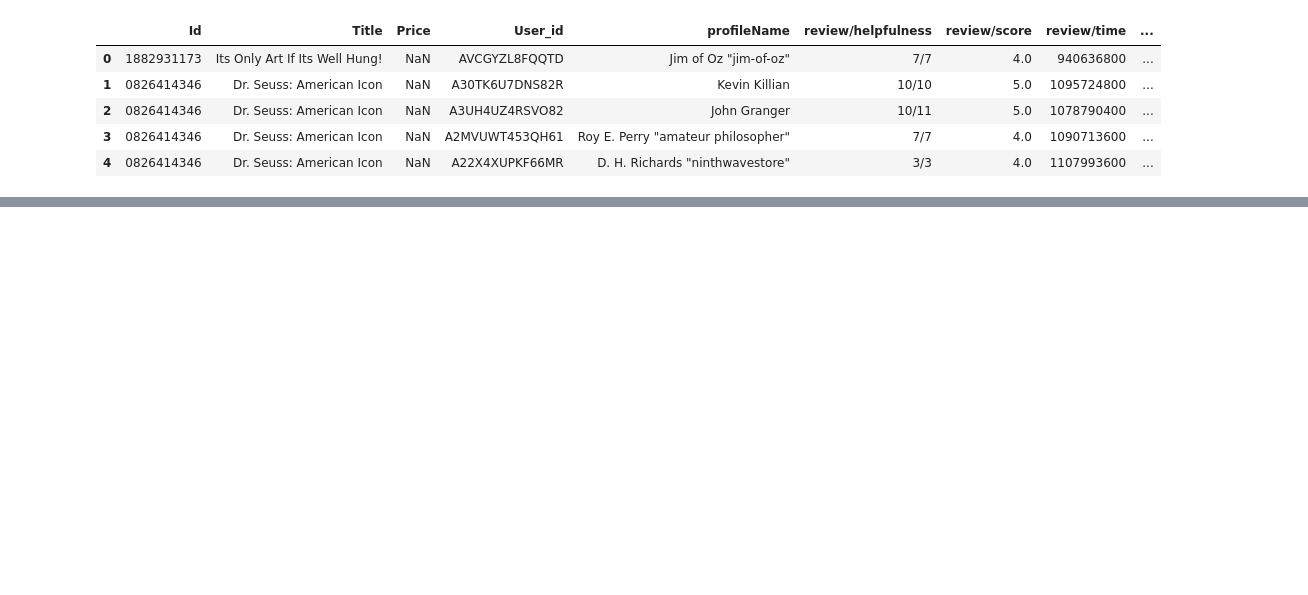
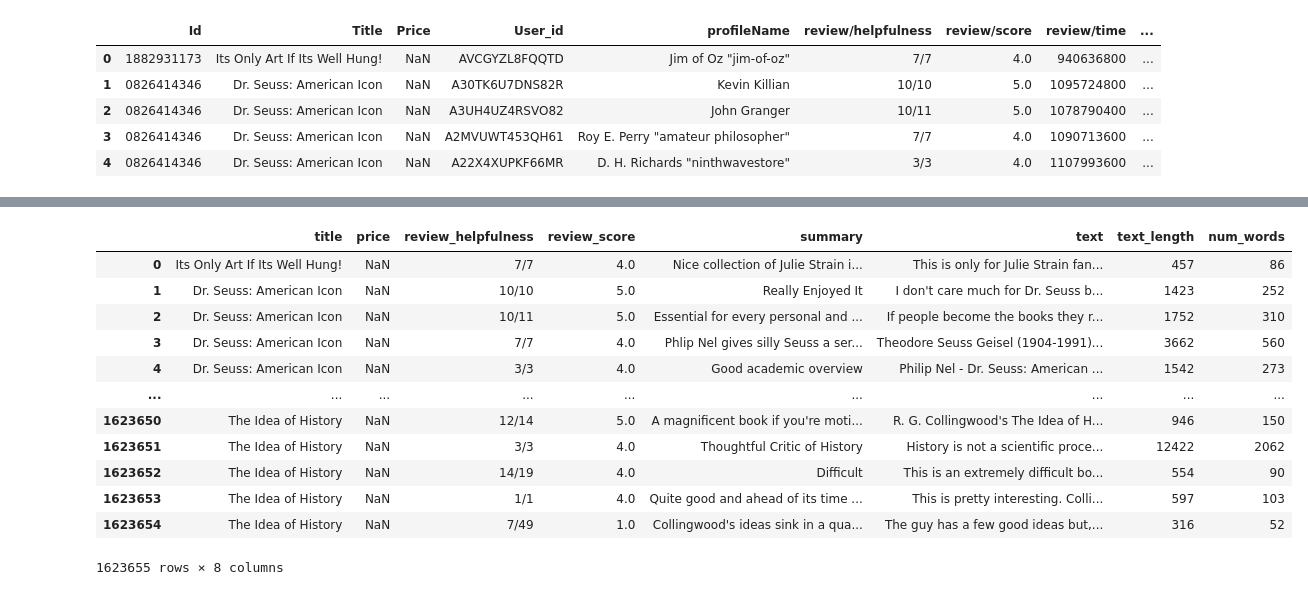
Before and after one commit to aarnol/CS396-Final-Project, a Jupyter notebook: data_cleaning.ipynb, the cells around one changed output, grey strips where cells are left out. Saved outputs shown, nothing was run; the diff lists cells and outputs as text; code cells hidden in the pictures; blank space fills up the shorter version.

```diff
--- a/data_cleaning.ipynb
+++ b/data_cleaning.ipynb
@@ -170,0 +207,6 @@ cleaned_ratings
+# %%
+# Drop the rows where text is nan or empty
+cleaned_ratings = cleaned_ratings.dropna(subset=['text'])
+cleaned_ratings = cleaned_ratings[cleaned_ratings['text'] != '']
+cleaned_ratings.reset_index(inplace=True, drop=True)
+cleaned_ratings
@@ -171,2 +227,29 @@ cleaned_ratings
+# %%
+# Clean non-ascii characters
+cleaned_ratings["text"] = (
+    cleaned_ratings["text"].str.encode("ascii", "ignore").str.decode("ascii")
+)
+cleaned_ratings["text_length"] = cleaned_ratings["text"].apply(len)
+cleaned_ratings["num_words"] = cleaned_ratings["text"].apply(lambda x: len(x.split()))
+# %%
+# Remove ratings that are less than 50 characters and less than 50 words
+cleaned_ratings = cleaned_ratings[cleaned_ratings["text_length"] >= 50]
+cleaned_ratings = cleaned_ratings[cleaned_ratings["num_words"] >= 50]
+cleaned_ratings.reset_index(inplace=True, drop=True)
+cleaned_ratings
+# %% [output]
+|  | title | price | review_helpfulness | review_score | summary | text | text_length | num_words |
+| 0 | Its Only Art If Its Well Hung! | NaN | 7/7 | 4.0 | Nice collection of Julie Strain i... | This is only for Julie Strain fan... | 457 | 86 |
+| 1 | Dr. Seuss: American Icon | NaN | 10/10 | 5.0 | Really Enjoyed It | I don't care much for Dr. Seuss b... | 1423 | 252 |
+| 2 | Dr. Seuss: American Icon | NaN | 10/11 | 5.0 | Essential for every personal and ... | If people become the books they r... | 1752 | 310 |
+| 3 | Dr. Seuss: American Icon | NaN | 7/7 | 4.0 | Phlip Nel gives silly Seuss a ser... | Theodore Seuss Geisel (1904-1991)... | 3662 | 560 |
+| 4 | Dr. Seuss: American Icon | NaN | 3/3 | 4.0 | Good academic overview | Philip Nel - Dr. Seuss: American ... | 1542 | 273 |
+| ... | ... | ... | ... | ... | ... | ... | ... | ... |
+| 1623650 | The Idea of History | NaN | 12/14 | 5.0 | A magnificent book if you're moti... | R. G. Collingwood's The Idea of H... | 946 | 150 |
+| 1623651 | The Idea of History | NaN | 3/3 | 4.0 | Thoughtful Critic of History | History is not a scientific proce... | 12422 | 2062 |
+| 1623652 | The Idea of History | NaN | 14/19 | 4.0 | Difficult | This is an extremely difficult bo... | 554 | 90 |
+| 1623653 | The Idea of History | NaN | 1/1 | 4.0 | Quite good and ahead of its time ... | This is pretty interesting. Colli... | 597 | 103 |
+| 1623654 | The Idea of History | NaN | 7/49 | 1.0 | Collingwood's ideas sink in a qua... | The guy has a few good ideas but,... | 316 | 52 |
+1623655 rows × 8 columns
 # %%
 # export
```
Also changed, not shown: parts of 10 cells of this notebook, 3 other files.
